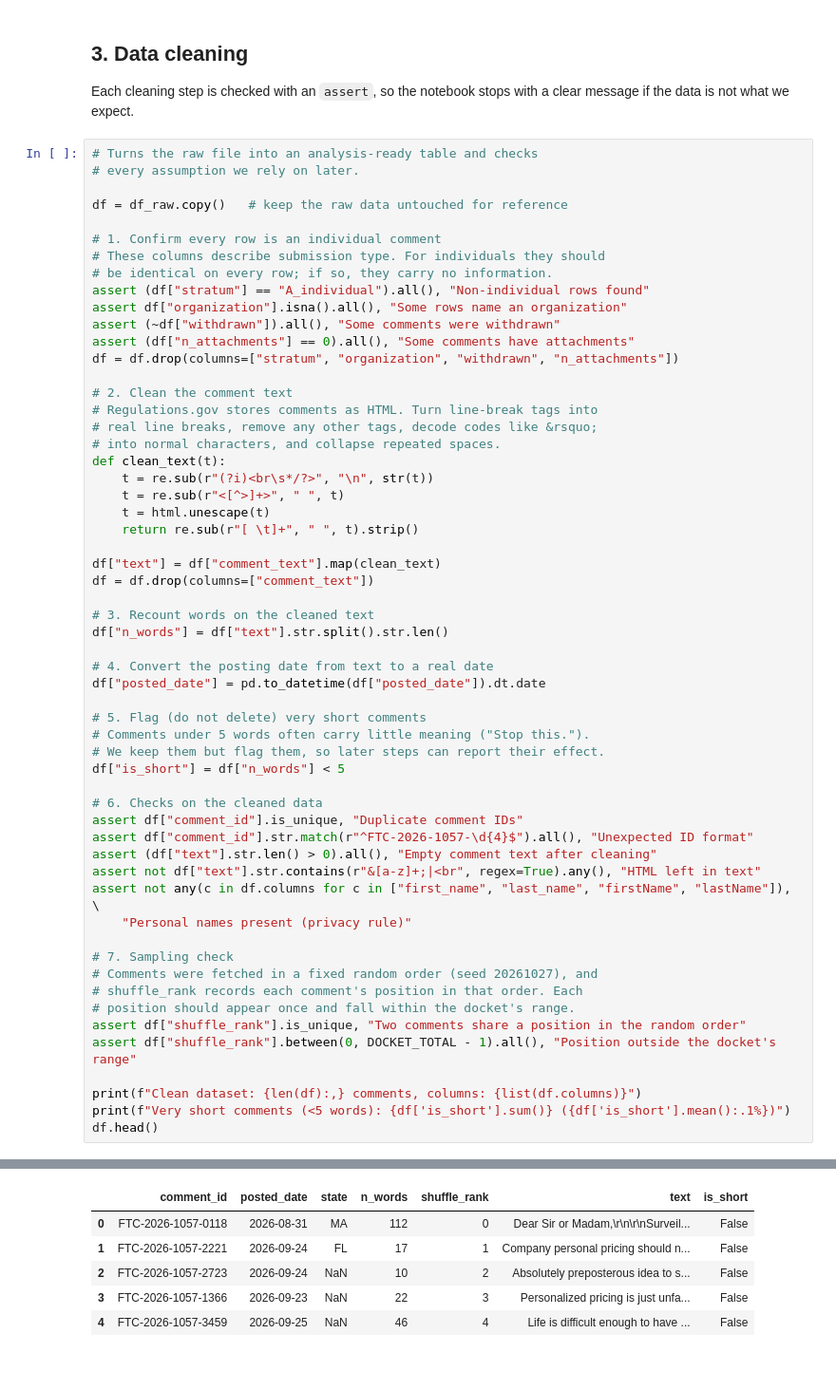
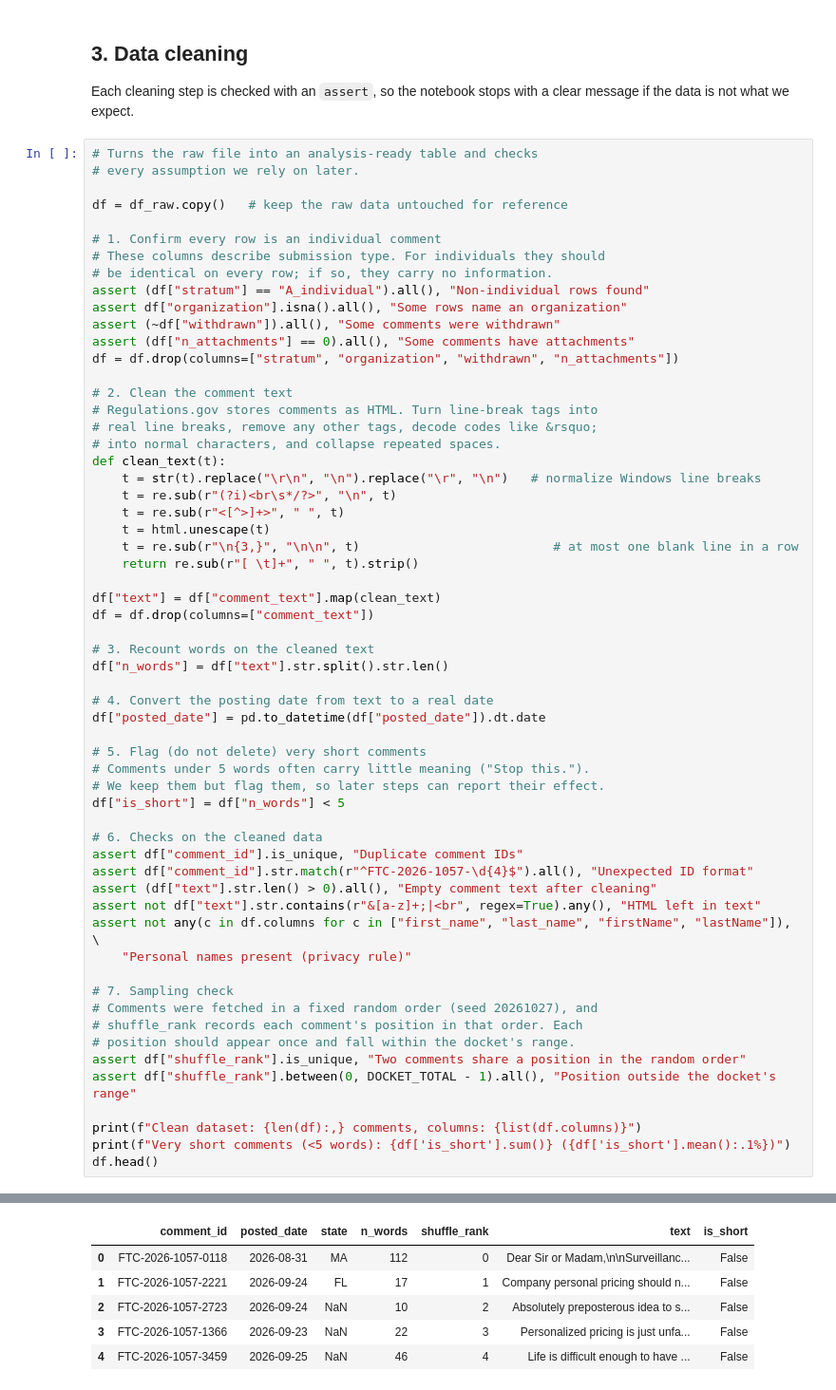
Before and after one commit to nanjalamayungu/ftc-pricing-comments-genai, a Jupyter notebook: Notebooks/ketty.ipynb, the cells around one changed output, grey strips where cells are left out. Shown at 95% size. Cells and saved outputs as stored; diff of their text form.

```diff
--- a/Notebooks/ketty.ipynb
+++ b/Notebooks/ketty.ipynb
@@ -169,9 +170,11 @@ df = df.drop(columns=["stratum", "organization", "withdrawn", "n_attachments"])
 # real line breaks, remove any other tags, decode codes like &rsquo;
 # into normal characters, and collapse repeated spaces.
 def clean_text(t):
-    t = re.sub(r"(?i)<br\s*/?>", "\n", str(t))
+    t = str(t).replace("\r\n", "\n").replace("\r", "\n")   # normalize Windows line breaks
+    t = re.sub(r"(?i)<br\s*/?>", "\n", t)
     t = re.sub(r"<[^>]+>", " ", t)
     t = html.unescape(t)
+    t = re.sub(r"\n{3,}", "\n\n", t)                          # at most one blank line in a row
     return re.sub(r"[ \t]+", " ", t).strip()
 
 df["text"] = df["comment_text"].map(clean_text)
@@ -183,34 +186,34 @@ df["n_words"] = df["text"].str.split().str.len()
 # 4. Convert the posting date from text to a real date
 df["posted_date"] = pd.to_datetime(df["posted_date"]).dt.date
 
 # 5. Flag (do not delete) very short comments
 # Comments under 5 words often carry little meaning ("Stop this.").
 # We keep them but flag them, so later steps can report their effect.
 df["is_short"] = df["n_words"] < 5
 
 # 6. Checks on the cleaned data
 assert df["comment_id"].is_unique, "Duplicate comment IDs"
 assert df["comment_id"].str.match(r"^FTC-2026-1057-\d{4}$").all(), "Unexpected ID format"
 assert (df["text"].str.len() > 0).all(), "Empty comment text after cleaning"
 assert not df["text"].str.contains(r"&[a-z]+;|<br", regex=True).any(), "HTML left in text"
 assert not any(c in df.columns for c in ["first_name", "last_name", "firstName", "lastName"]), \
     "Personal names present (privacy rule)"
 
 # 7. Sampling check
 # Comments were fetched in a fixed random order (seed 20261027), and
 # shuffle_rank records each comment's position in that order. Each
 # position should appear once and fall within the docket's range.
 assert df["shuffle_rank"].is_unique, "Two comments share a position in the random order"
 assert df["shuffle_rank"].between(0, DOCKET_TOTAL - 1).all(), "Position outside the docket's range"
 
 print(f"Clean dataset: {len(df):,} comments, columns: {list(df.columns)}")
 print(f"Very short comments (<5 words): {df['is_short'].sum()} ({df['is_short'].mean():.1%})")
 df.head()
 # %% [output]
 Clean dataset: 1,566 comments, columns: ['comment_id', 'posted_date', 'state', 'n_words', 'shuffle_rank', 'text', 'is_short']
 Very short comments (<5 words): 56 (3.6%)
 |  | comment_id | posted_date | state | n_words | shuffle_rank | text | is_short |
-| 0 | FTC-2026-1057-0118 | 2026-08-31 | MA | 112 | 0 | Dear Sir or Madam,\r\n\r\nSurveil... | False |
+| 0 | FTC-2026-1057-0118 | 2026-08-31 | MA | 112 | 0 | Dear Sir or Madam,\n\nSurveillanc... | False |
 | 1 | FTC-2026-1057-2221 | 2026-09-24 | FL | 17 | 1 | Company personal pricing should n... | False |
 | 2 | FTC-2026-1057-2723 | 2026-09-24 | NaN | 10 | 2 | Absolutely preposterous idea to s... | False |
 | 3 | FTC-2026-1057-1366 | 2026-09-23 | NaN | 22 | 3 | Personalized pricing is just unfa... | False |
```
Also changed, not shown: parts of 3 cells of this notebook, 1 other file.
